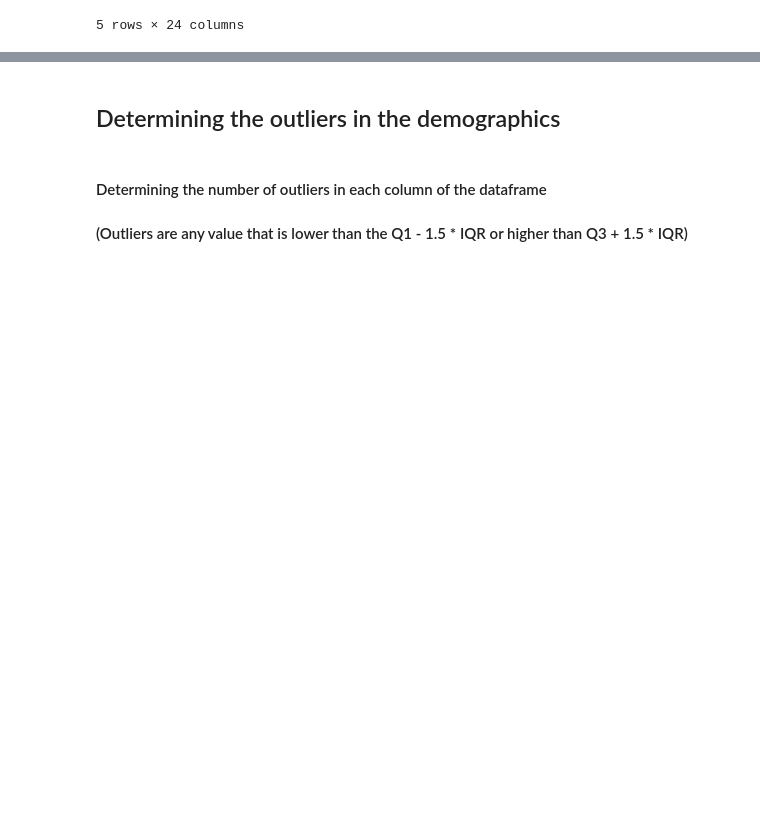
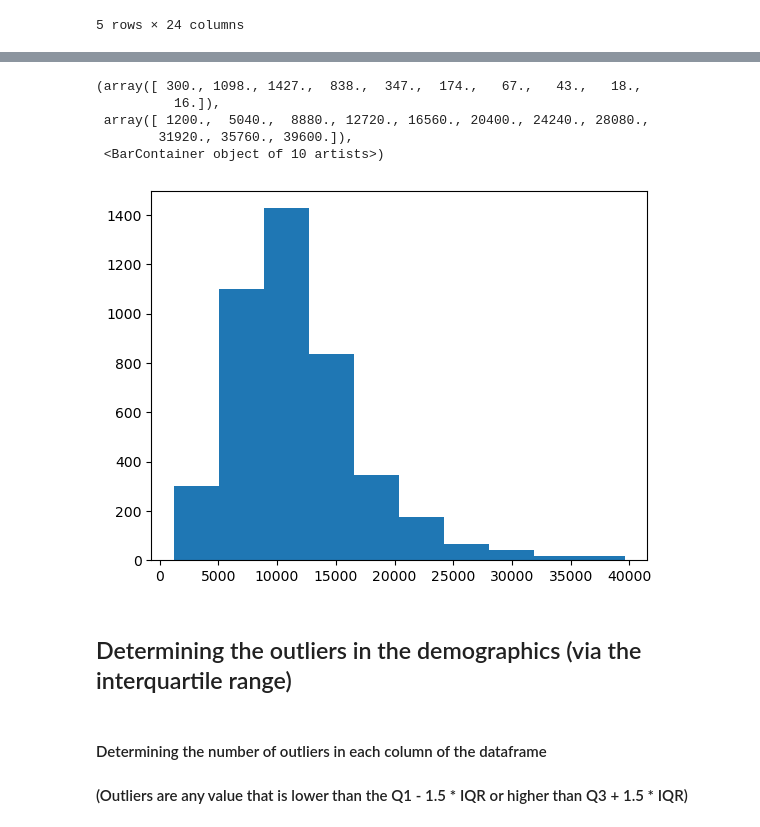
Before and after one commit to whartzler/Class_Project, a Jupyter notebook: COPY_Project_Template.ipynb, the cells around one changed output, grey strips where cells are left out. Drawn from its saved outputs; the diff is of its cells as text; code cells hidden in the pictures; blank space fills up the shorter version.

```diff
--- a/COPY_Project_Template.ipynb
+++ b/COPY_Project_Template.ipynb
@@ -262,0 +377,37 @@ fcv_df.head(5)
+# %%
+# Defining a list that contains the columns we want to check for outliers
+columns_with_outliers = ['Household Income',
+                        'Longest trip in the last 12 months',
+                        'Number of trips over 200 miles in the last 12 months',
+                        'One-way commute distance',
+                        'Number of people in the household',
+                        'Age',
+                        'Number of vehicles in the household',
+                        'Annual VMT Estimate']
+
+
+# Instantiating an empty list to hold the outliers
+outliers = []
+
+# Iterating through the columns
+for i in columns_with_outliers:
+
+    # Defining the range in which we will choose to keep outliers from the data (everything between 0.01 and 0.99)
+    outlier_lower_bound = fcv_df[i].quantile(0.01)
+    outlier_upper_bound = fcv_df[i].quantile(0.99)
+
+    # Iterating through each value for a given column
+    for j in fcv_df[i]:
+
+        # If the value (j) is below the lower bound, drop it from the dataframe and append it to the outliers list
+        if j < (outlier_lower_bound):
+            fcv_df = fcv_df.drop(fcv_df.loc[fcv_df[i]==j].index.values)
+            outliers.append(j)
+
+        # If the value (j) is above the upper bound, drop it from the dataframe and append it to the outliers list
+        elif j > (outlier_upper_bound):
+            fcv_df = fcv_df.drop(fcv_df.loc[fcv_df[i]==j].index.values)
+            outliers.append(j)
+
+# Printing out how many outliers remain (should be 0... if not, keep running this cell till it equals 0)
+print(outliers)
@@ -263,5 +444,14 @@ fcv_df.head(5)
+# %%
+plt.hist(fcv_df['Annual VMT Estimate'])
+# %% [output]
+(array([ 300., 1098., 1427.,  838.,  347.,  174.,   67.,   43.,   18.,
+          16.]),
+ array([ 1200.,  5040.,  8880., 12720., 16560., 20400., 24240., 28080.,
+        31920., 35760., 39600.]),
+ <BarContainer object of 10 artists>)
+[figure, added]
 # %% [markdown]
-## Determining the outliers in the demographics
+## Determining the outliers in the demographics (via the interquartile range)
 # %% [markdown]
 #### Determining the number of outliers in each column of the dataframe
 #### (Outliers are any value that is lower than the Q1 - 1.5 * IQR or higher than Q3 + 1.5 * IQR)
```
Also changed, not shown: parts of 18 cells of this notebook.
